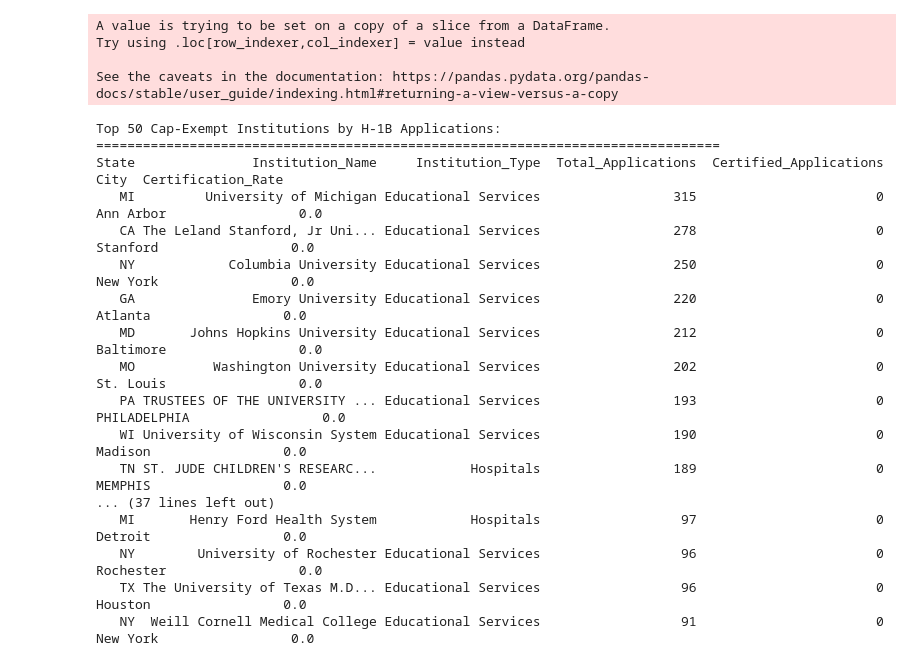
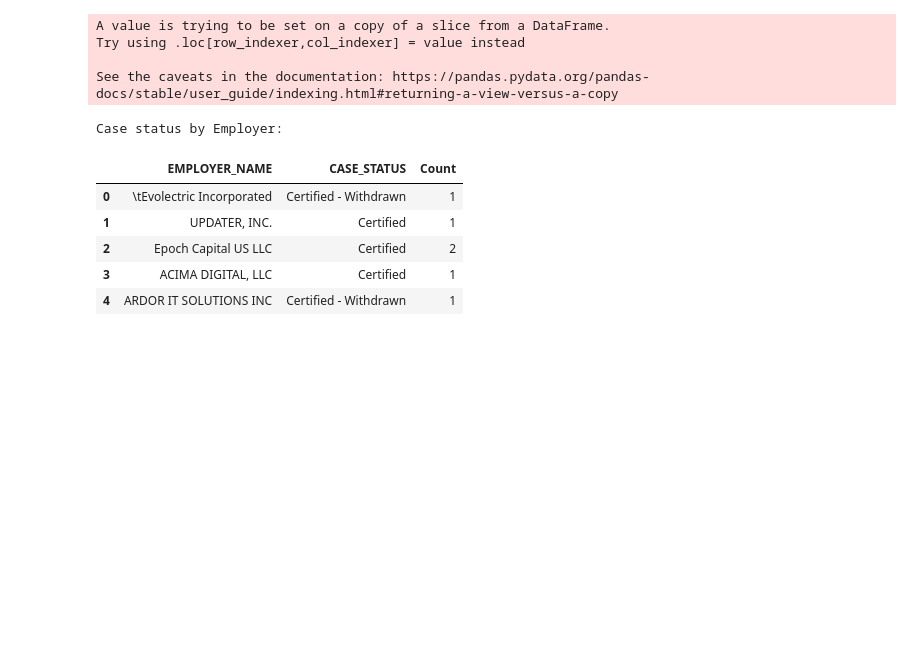
Before and after one commit to MMugambi/H1B_Analysis, a Jupyter notebook: perm.ipynb, the cells around one changed output. Cells and saved outputs as stored; diff of their text form; code cells hidden in the pictures; blank space fills up the shorter version.

```diff
--- a/perm.ipynb
+++ b/perm.ipynb
@@ -281,9 +281,9 @@ detailed_summary['Certification_Rate'] = (detailed_summary['Certified_Applicatio
 detailed_summary = detailed_summary.sort_values('Total_Applications', ascending=False)
 
 # Display top 50 institutions
-print("Top 50 Cap-Exempt Institutions by H-1B Applications:")
-print("=" * 80)
-print(detailed_summary.head(50).to_string(index=False, max_colwidth=30))
+# print("Top 50 Cap-Exempt Institutions by H-1B Applications:")
+# print("=" * 80)
+# print(detailed_summary.head(50).to_string(index=False, max_colwidth=30))
 
 # Create interactive table
 fig = go.Figure(data=[go.Table(
@@ -315,21 +315,17 @@ fig.update_layout(
 )
 
 fig.show()
-# %% [output]
-Top 50 Cap-Exempt Institutions by H-1B Applications:
-================================================================================
-State               Institution_Name     Institution_Type  Total_Applications  Certified_Applications            City  Certification_Rate
-   MI         University of Michigan Educational Services                 315                       0       Ann Arbor                 0.0
-   CA The Leland Stanford, Jr Uni... Educational Services                 278                       0        Stanford                 0.0
-   NY            Columbia University Educational Services                 250                       0        New York                 0.0
-   GA               Emory University Educational Services                 220                       0         Atlanta                 0.0
-   MD       Johns Hopkins University Educational Services                 212                       0       Baltimore                 0.0
-   MO          Washington University Educational Services                 202                       0       St. Louis                 0.0
-   PA TRUSTEES OF THE UNIVERSITY ... Educational Services                 193                       0    PHILADELPHIA                 0.0
-   WI University of Wisconsin System Educational Services                 190                       0         Madison                 0.0
-   TN ST. JUDE CHILDREN'S RESEARC...            Hospitals                 189                       0         MEMPHIS                 0.0
-... (37 lines left out)
-   MI       Henry Ford Health System            Hospitals                  97                       0         Detroit                 0.0
-   NY        University of Rochester Educational Services                  96                       0       Rochester                 0.0
-   TX The University of Texas M.D... Educational Services                  96                       0         Houston                 0.0
-   NY  Weill Cornell Medical College Educational Services                  91                       0        New York                 0.0
+# %%
+# lca_filtered['CASE_STATUS'].value_counts()
+case_status = lca_filtered.groupby(['EMPLOYER_NAME', 'CASE_STATUS']).size().reset_index(name='Count')
+
+print("Case status by Employer:")
+display(case_status.head())
+# %% [output]
+Case status by Employer:
+|  | EMPLOYER_NAME | CASE_STATUS | Count |
+| 0 | \tEvolectric Incorporated | Certified - Withdrawn | 1 |
+| 1 | UPDATER, INC. | Certified | 1 |
+| 2 | Epoch Capital US LLC | Certified | 2 |
+| 3 | ACIMA DIGITAL, LLC | Certified | 1 |
+| 4 | ARDOR IT SOLUTIONS INC | Certified - Withdrawn | 1 |
```
Also changed, not shown: parts of 3 cells of this notebook.
